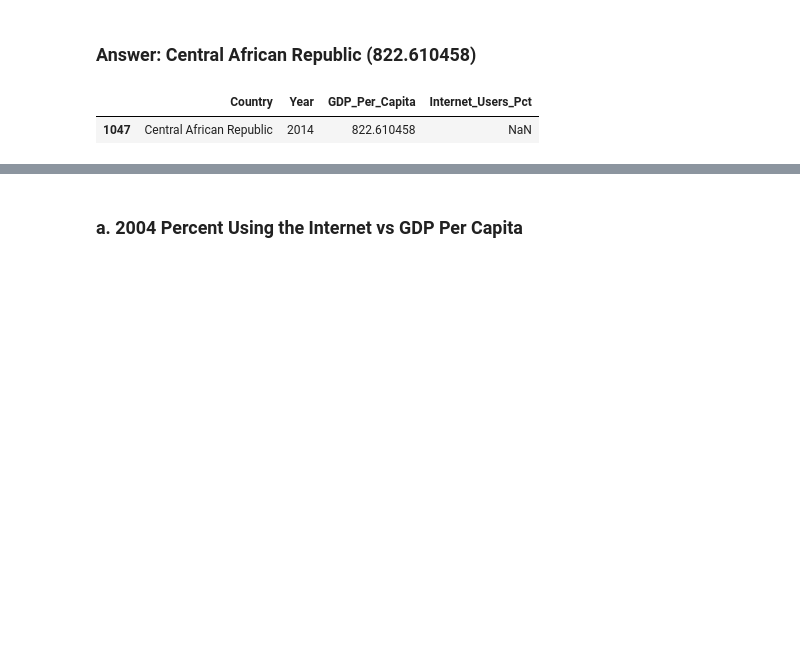
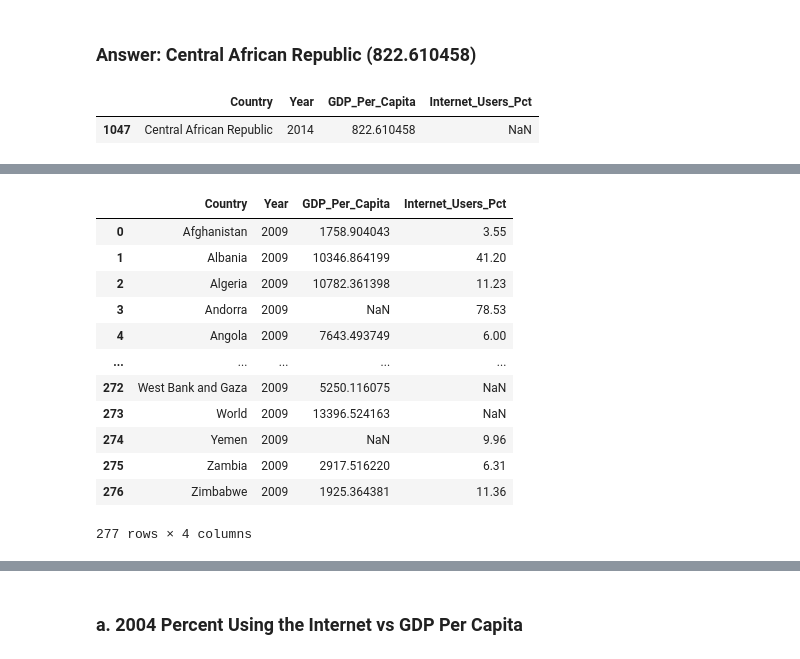
Before and after one commit to NSS-Data-Analytics-Cohort-6/gdp-and-internet-usage-abigailasper, a Jupyter notebook: notebooks/gdp_internet_un.ipynb, the cells around one changed output, grey strips where cells are left out. Saved outputs shown, nothing was run; the diff lists cells and outputs as text; code cells hidden in the pictures; blank space fills up the shorter version.

```diff
--- a/notebooks/gdp_internet_un.ipynb
+++ b/notebooks/gdp_internet_un.ipynb
@@ -333,0 +353,16 @@ gdp_internet_2014.loc[gdp_internet_2014['GDP_Per_Capita'] == gdp_internet_2014['
+# %%
+gdp_internet_2009.groupby('Country').first().reset_index()
+# %% [output]
+|  | Country | Year | GDP_Per_Capita | Internet_Users_Pct |
+| 0 | Afghanistan | 2009 | 1758.904043 | 3.55 |
+| 1 | Albania | 2009 | 10346.864199 | 41.20 |
+| 2 | Algeria | 2009 | 10782.361398 | 11.23 |
+| 3 | Andorra | 2009 | NaN | 78.53 |
+| 4 | Angola | 2009 | 7643.493749 | 6.00 |
+| ... | ... | ... | ... | ... |
+| 272 | West Bank and Gaza | 2009 | 5250.116075 | NaN |
+| 273 | World | 2009 | 13396.524163 | NaN |
+| 274 | Yemen | 2009 | NaN | 9.96 |
+| 275 | Zambia | 2009 | 2917.516220 | 6.31 |
+| 276 | Zimbabwe | 2009 | 1925.364381 | 11.36 |
+277 rows × 4 columns
```
Also changed, not shown: parts of 20 cells of this notebook.
